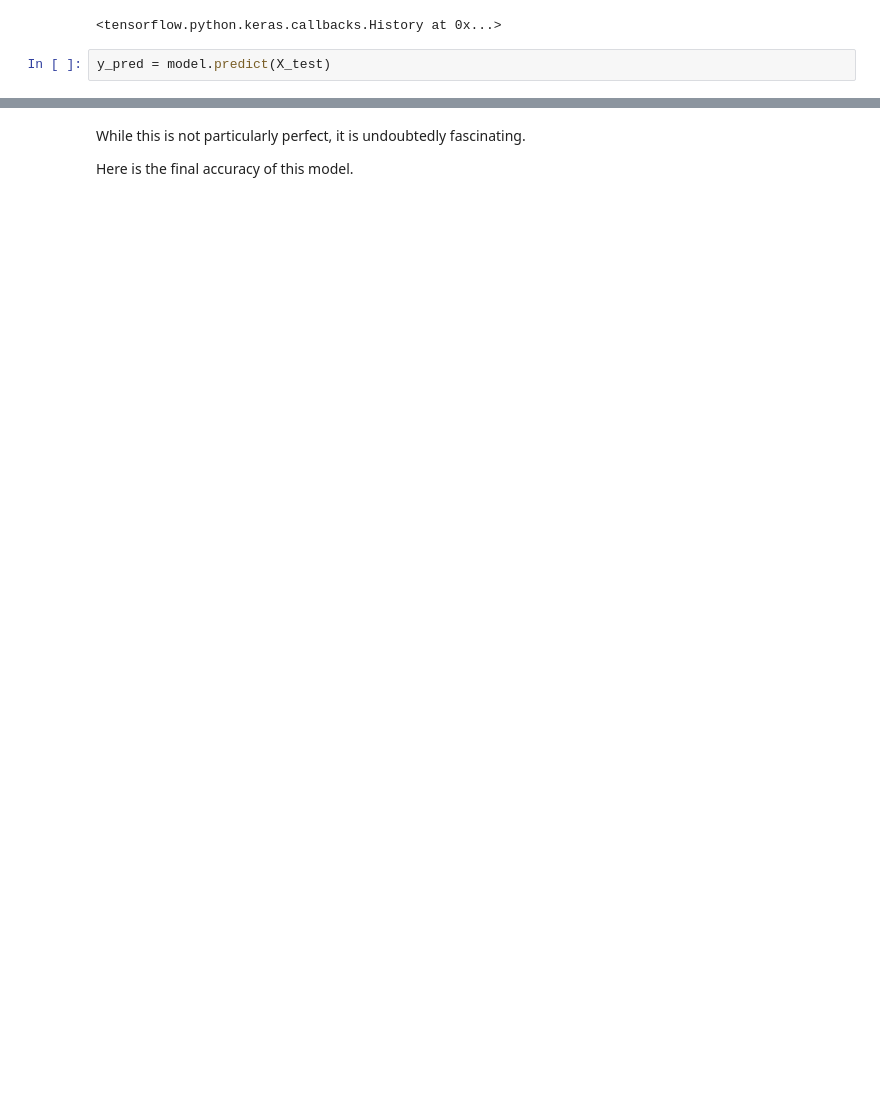
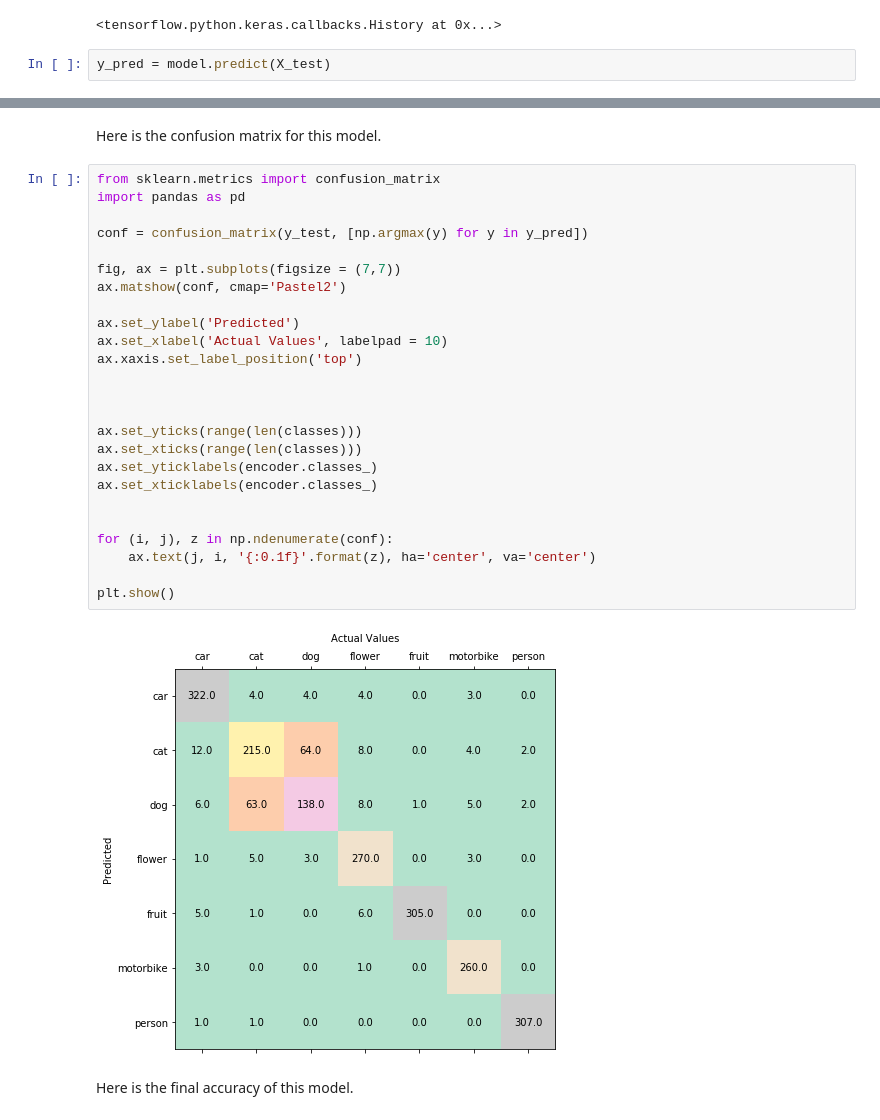
Before and after one commit to techshot25/conv-neural-nets, a Jupyter notebook: CNN.ipynb, the cells around one changed output, grey strips where cells are left out. Cells and saved outputs as stored; diff of their text form; blank space fills up the shorter version.

```diff
--- a/CNN.ipynb
+++ b/CNN.ipynb
@@ -186,6 +182,33 @@ plt.show()
+# %% [markdown]
+Here is the confusion matrix for this model.
+# %%
+from sklearn.metrics import confusion_matrix
+import pandas as pd
+
+conf = confusion_matrix(y_test, [np.argmax(y) for y in y_pred])
+
+fig, ax = plt.subplots(figsize = (7,7))
+ax.matshow(conf, cmap='Pastel2')
+
+ax.set_ylabel('Predicted')
+ax.set_xlabel('Actual Values', labelpad = 10)
+ax.xaxis.set_label_position('top')
+
+
+
+ax.set_yticks(range(len(classes)))
+ax.set_xticks(range(len(classes)))
+ax.set_yticklabels(encoder.classes_)
+ax.set_xticklabels(encoder.classes_)
+
+
+for (i, j), z in np.ndenumerate(conf):
+    ax.text(j, i, '{:0.1f}'.format(z), ha='center', va='center')
+
+plt.show()
+# %% [output]
+[figure, added]
 # %% [markdown]
-While this is not particularly perfect, it is undoubtedly fascinating.
-
 Here is the final accuracy of this model.
 # %%
 val_loss, val_acc = model.evaluate(X_test, y_test)
```
Also changed, not shown: parts of 12 cells of this notebook.
